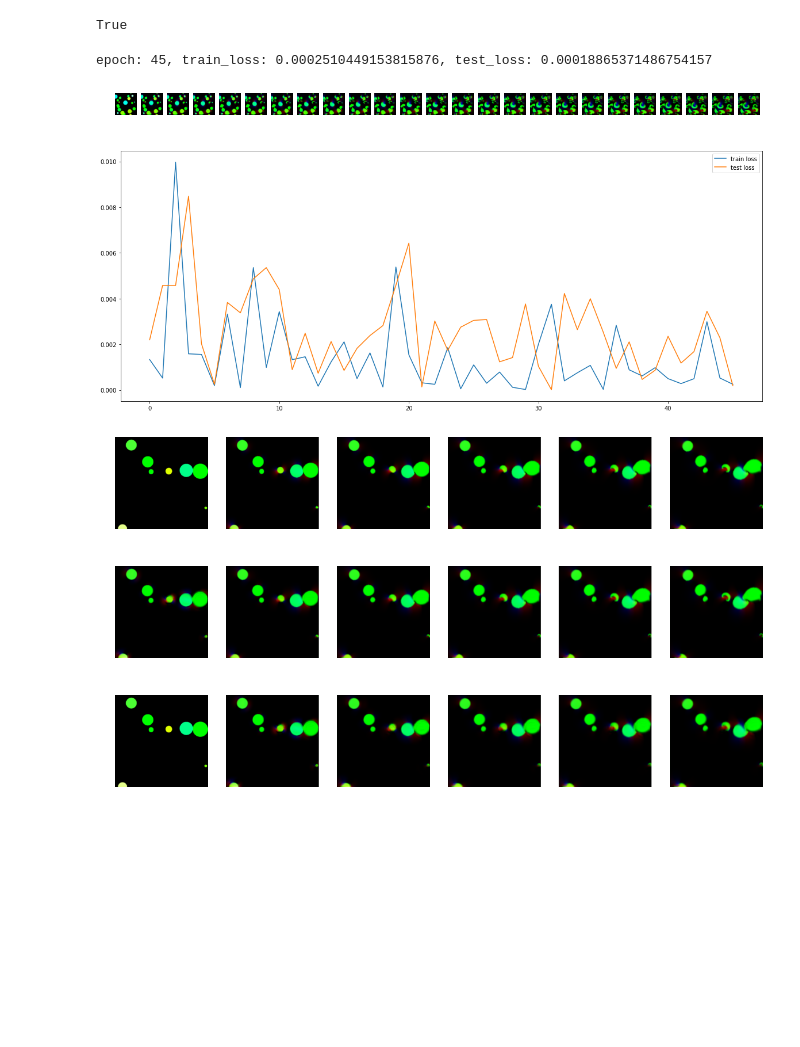
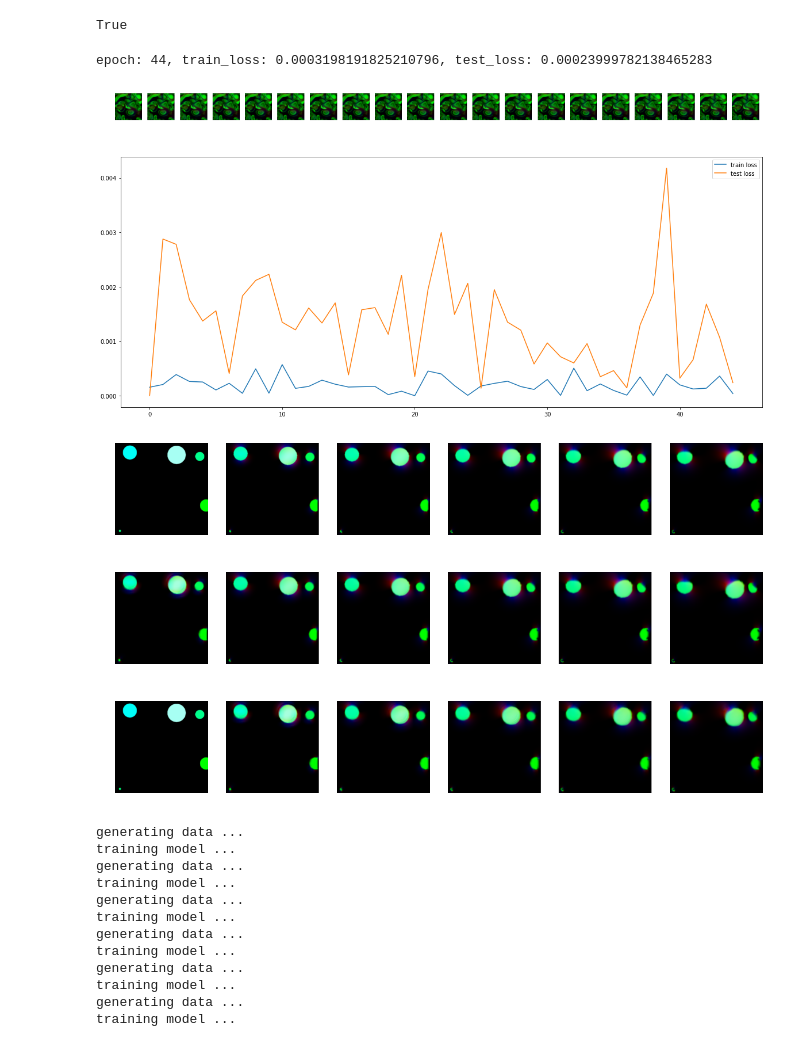
Before and after one commit to agerasev/flownn, a Jupyter notebook: prediction.ipynb, the cells around one changed output. Saved outputs shown, nothing was run; the diff lists cells and outputs as text; code cells hidden in the pictures; blank space fills up the shorter version.

Commit message:
long train, load models

```diff
--- a/prediction.ipynb
+++ b/prediction.ipynb
@@ -150,0 +168,4 @@ plot_images(data)
+# %%
+data = generate_data(10,10,scenes=[make_scene((64,64)) for _ in range(4)])
+print(data.shape)
+plot_images(data)
@@ -319,7 +343,7 @@ def train(
     model, loss_fn, optimizer,
     lap, stride,
     batch_size, loops, jumps, augment,
-    scene_size, model_size, seqlen, test_seqlen,
+    scene_size, model_size, seqlen, test_seqlen, nseqs=1,
     epoch=0, losses=([],[]), plot=True,
 ):
     stop_on_signal()
@@ -329,25 +353,33 @@ def train(
         #if now - last >= 10.0:
             #last = now
 
-        print("generating data ...")
         if augment:
-            seq = generate_sequence(scene_size, seqlen, stride=stride)
+            scene = make_scene(scene_size)
         else:
-            data = generate_data(model_size, batch_size, seqlen, stride=stride)
+            scenes = [make_scene(model_size) for _ in range(batch_size)]
 
-        print("training model ...")
-        if augment:
-            loss = 0.0
-            for l in range(loops):
-                data = augment_data(seq, model_size, batch_size)
-                loss += train_model(model, loss_fn, optimizer, data, lap=lap, jumps=jumps)
-            loss /= loops
-        else:
-            loss = train_model(model, loss_fn, optimizer, data, lap=lap, jumps=jumps)
-        losses[0].append(loss)
+        loss = 0.0
+        for js in range(nseqs):
+            print("generating data ...")
+            if augment:
+                seq = generate_sequence(seqlen, stride, scene=scene)
+            else:
+                data = generate_data(seqlen, stride, scenes=scenes)
+
+            print("training model ...")
+            if augment:
+                loop_loss = 0.0
+                for l in range(loops):
+                    data = augment_data(seq, model_size, batch_size)
+                    loop_loss += train_model(model, loss_fn, optimizer, data, lap=lap, jumps=jumps)
+                loop_loss /= loops
+            else:
+                loop_loss = train_model(model, loss_fn, optimizer, data, lap=lap, jumps=jumps)
+                loss += loop_loss
+        losses[0].append(loss/nseqs)
 
         print("testing model ...")
-        test_seq = generate_sequence(model_size, test_seqlen + lap, stride=stride)
+        test_seq = generate_sequence(test_seqlen + lap, stride, model_size)
         test_data = test_seq.reshape(1, *test_seq.shape).transpose(1,0,2,3,4)
 
         test_loss = train_model(model, loss_fn, None, test_data, lap=lap, jumps=jumps, test=True)
@@ -397,27 +429,40 @@ losses = ([],[])
 # %%
 epoch = train(
     model, loss_fn, optimizer,
     lap=lap, stride=stride,
 
     batch_size=1,
     loops=1,
     jumps=8,
     augment=False,
 
     scene_size=(1024,1024),
     model_size=(512,512),
-    seqlen=250,
+    seqlen=200,
     test_seqlen=50,
+    nseqs=8,
 
     epoch=epoch,
     losses=losses,
     plot=True
 )
 # %% [output]
-epoch: 45, train_loss: 0.0002510449153815876, test_loss: 0.00018865371486754157
+epoch: 44, train_loss: 0.0003198191825210796, test_loss: 0.00023999782138465283
-[figure, old version]
+[figure, new version]
-[figure, old version]
+[figure, new version]
-[figure, old version]
+[figure, new version]
-[figure, old version]
+[figure, new version]
-[figure, old version]
+[figure, new version]
+generating data ...
+training model ...
+generating data ...
+training model ...
+generating data ...
+training model ...
+generating data ...
+training model ...
+generating data ...
+training model ...
+generating data ...
+training model ...
 # %%
```
Also changed, not shown: parts of 25 cells of this notebook, 11 other files.
